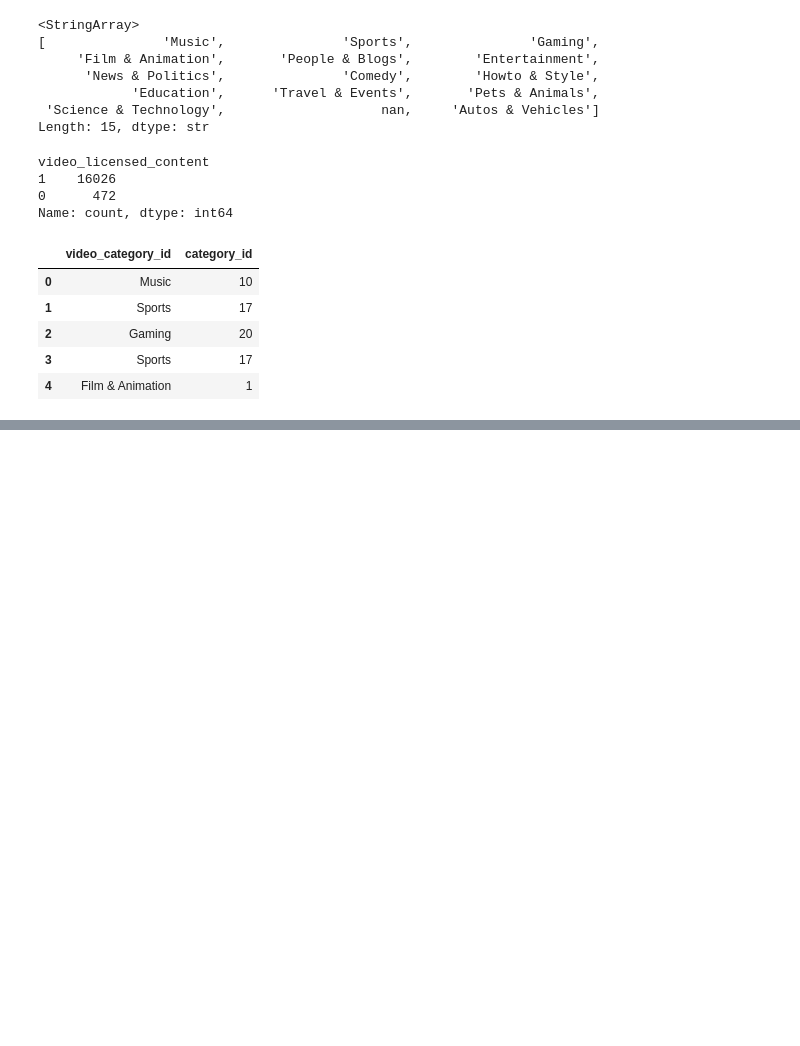
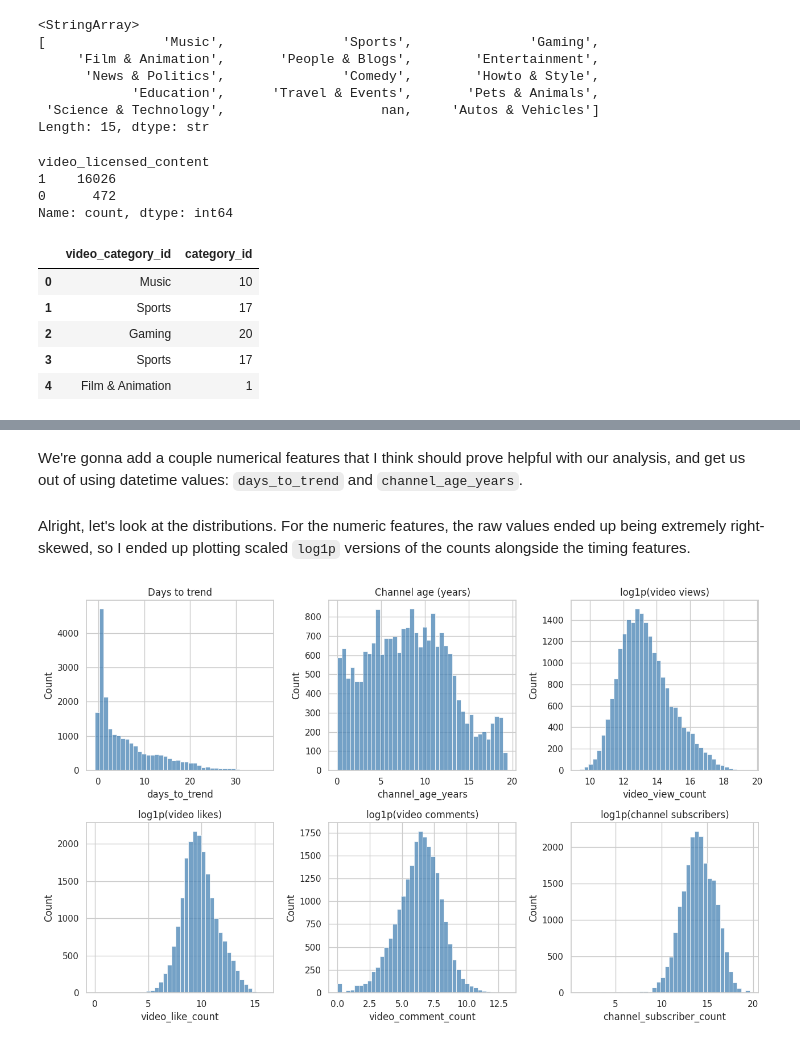
Before and after one commit to carlosfrancose/SpringboardCapstone2, a Jupyter notebook: notebooks/capstone_two.ipynb, the cells around one changed output, grey strips where cells are left out. Drawn from its saved outputs; the diff is of its cells as text; code cells hidden in the pictures; blank space fills up the shorter version.

```diff
--- a/notebooks/capstone_two.ipynb
+++ b/notebooks/capstone_two.ipynb
@@ -363,0 +466,4 @@ df.head()
+# %%
+# Drop rows with missing category_id
+df = df.dropna(subset=['video_category_id'])
+df.info()
@@ -363,0 +528,4 @@ df.head()
+# %%
+# Lets drop both ID columns
+df.drop(columns=["video_id", "channel_id"], inplace=True)
+df.info()
@@ -363,0 +553,45 @@ df.head()
+# %% [markdown]
+We're gonna add a couple numerical features that I think should prove helpful with our analysis, and get us out of using datetime values: `days_to_trend` and `channel_age_years`.
+# %%
+
+days_trending = pd.to_datetime(df["video_trending_date"], utc=True)
+days_published = pd.to_datetime(df["video_published_at"], utc=True)
+df["days_to_trend"] = (days_trending - days_published).dt.total_seconds() / 86400
+
+
+channel_trending = pd.to_datetime(df["video_trending_date"], utc=True)
+channel_published = pd.to_datetime(df["channel_published_at"], utc=True)
+df["channel_age_years"] = (
+    (channel_trending - channel_published).dt.total_seconds() / (365.25 * 24 * 60 * 60)
+)
+# %% [markdown]
+Alright, let's look at the distributions. For the numeric features, the raw values ended up being extremely right-skewed, so I ended up plotting scaled `log1p` versions of the counts alongside the timing features.
+# %%
+dist_specs = [
+    ("days_to_trend", "Days to trend", False),
+    ("channel_age_years", "Channel age (years)", False),
+    ("video_view_count", "log1p(video views)", True),
+    ("video_like_count", "log1p(video likes)", True),
+    ("video_comment_count", "log1p(video comments)", True),
+    ("channel_subscriber_count", "log1p(channel subscribers)", True),
+]
+dist_specs = [spec for spec in dist_specs if spec[0] in df.columns]
+
+fig, axes = plt.subplots(2, 3, figsize=(13, 8))
+axes = axes.flatten()
+
+for ax, (col, title, use_log) in zip(axes, dist_specs):
+    series = df[col].dropna()
+    if use_log:
+        series = np.log1p(series)
+    sns.histplot(series, bins=40, ax=ax, color="steelblue")
+    ax.set_title(title)
+    ax.set_ylabel("Count")
+
+for ax in axes[len(dist_specs):]:
+    ax.axis("off")
+
+plt.tight_layout()
+plt.show()
+# %% [output]
+[figure, added]
```
Also changed, not shown: parts of 18 cells of this notebook.
